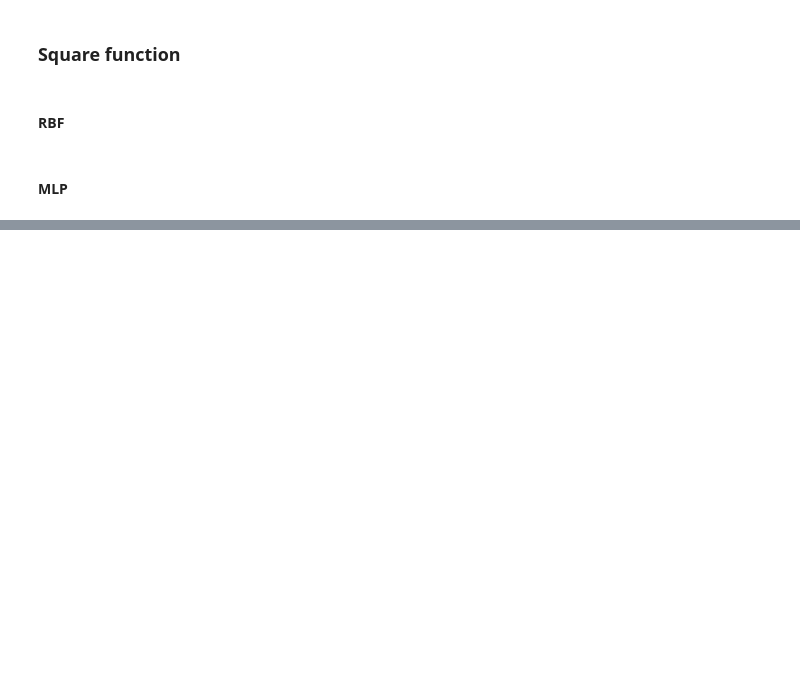
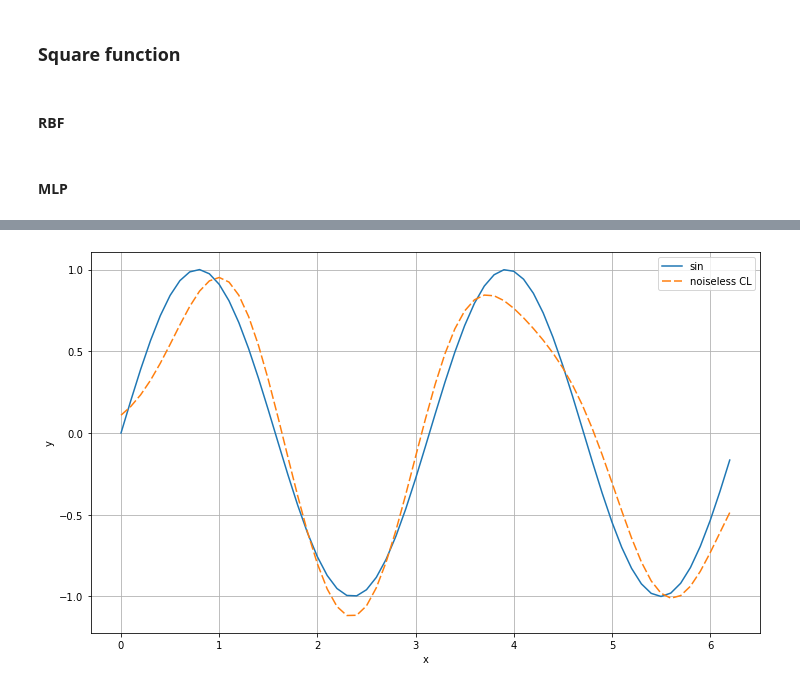
Before and after one commit to Alexdruso/DD2437-ANNDA-Colasanti-Sanvito-Stuart, a Jupyter notebook: lab2/assignment_1.ipynb, the cells around one changed output, grey strips where cells are left out. Cells and saved outputs as stored; diff of their text form; code cells hidden in the pictures; blank space fills up the shorter version.

Commit message:
Assignment 3.3 tested and results

```diff
--- a/lab2/assignment_1.ipynb
+++ b/lab2/assignment_1.ipynb
@@ -933,0 +1104,10 @@ plot_2d_function(
+# %%
+plot_2d_function(
+    dfs=[sin_df],
+    function_names=['sin'],
+    models = [results['noiseless_CL_models'][0]],
+    names = ['noiseless CL', 'noisy CL']
+    #path=img_path + 'sin_delta_vs_ls'
+)
+# %% [output]
+[figure, added]
```
Also changed, not shown: parts of 19 cells of this notebook, 1 other file.
